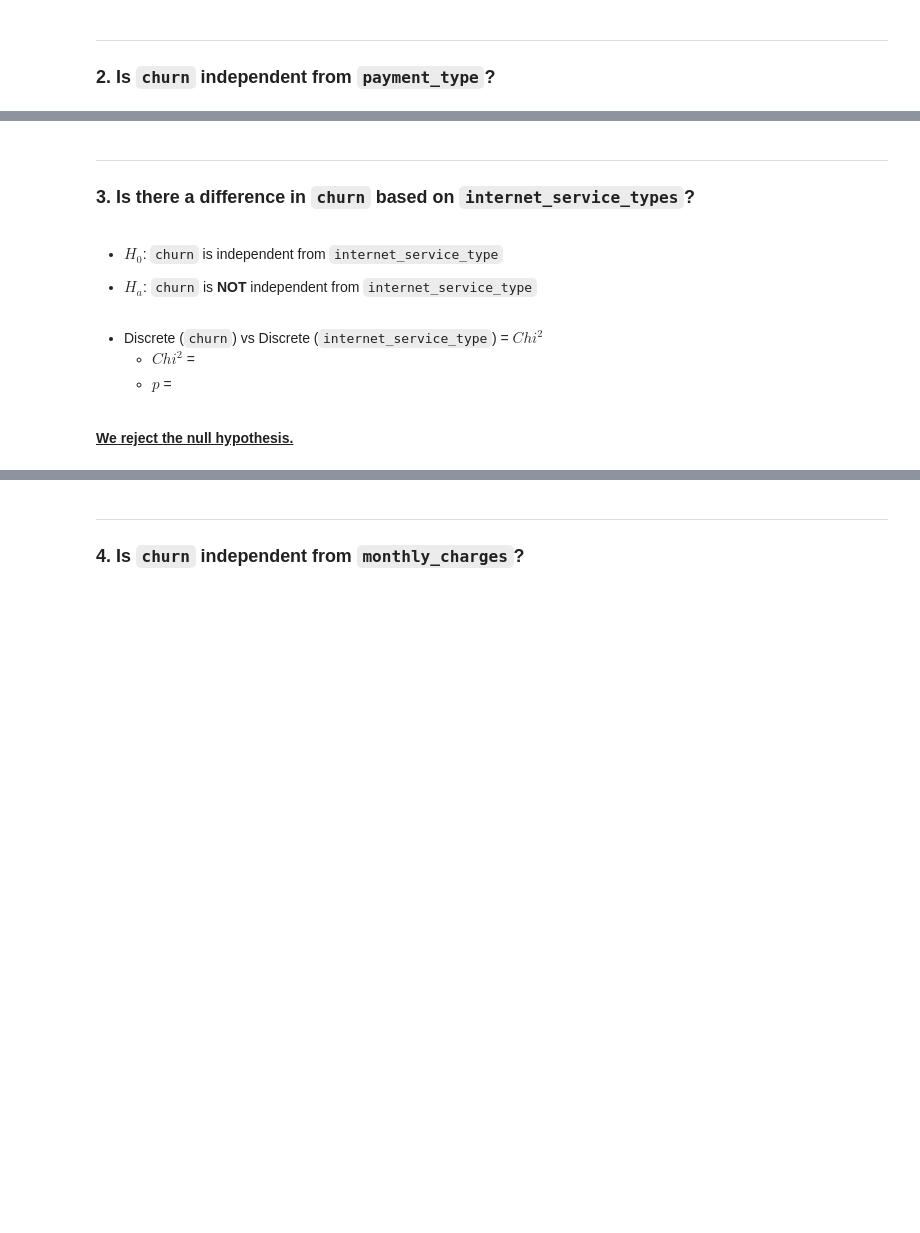
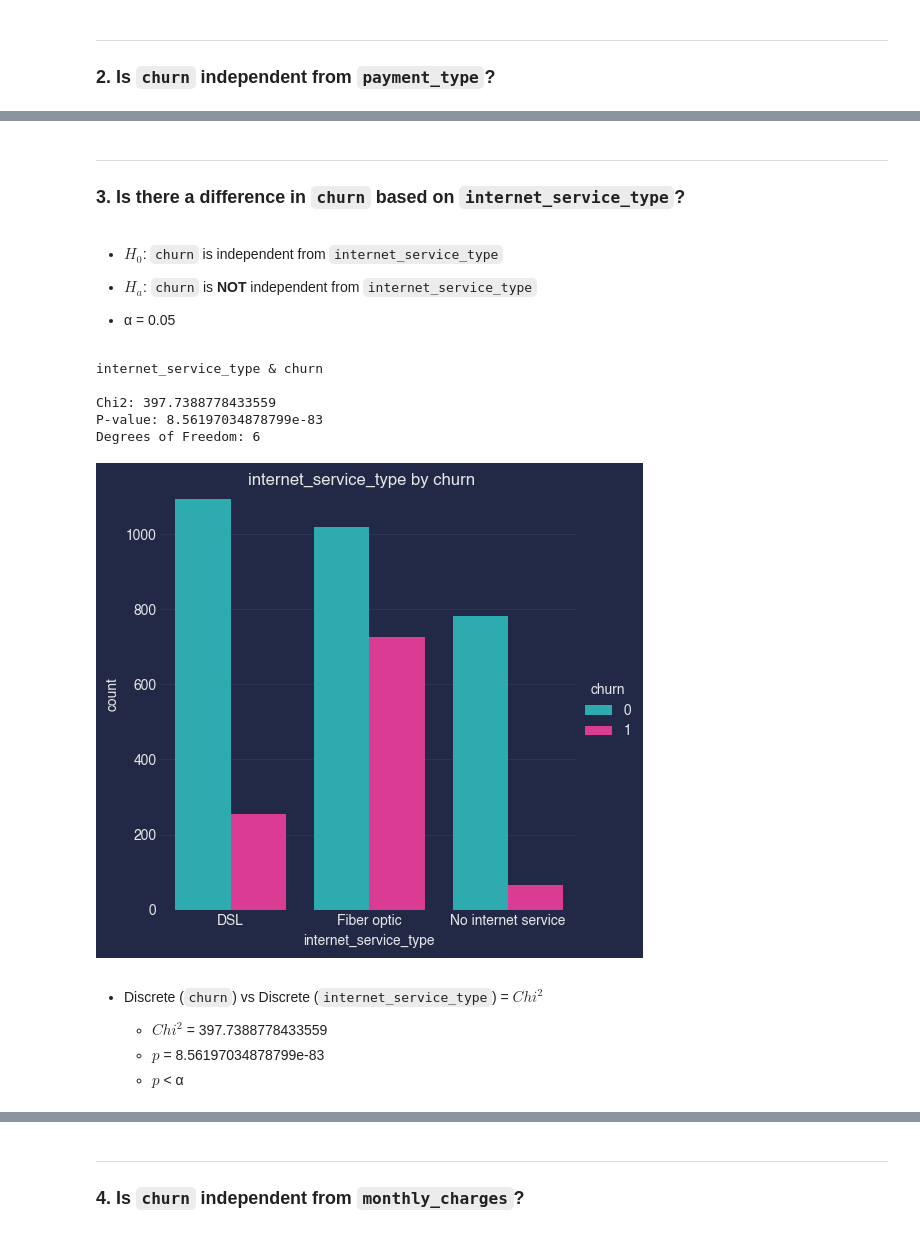
Before and after one commit to Zacharia-Schmitz/Telco_Project, a Jupyter notebook: telco_final.ipynb, the cells around one changed output, grey strips where cells are left out. Drawn from its saved outputs; the diff is of its cells as text; code cells hidden in the pictures; blank space fills up the shorter version.

```diff
--- a/telco_final.ipynb
+++ b/telco_final.ipynb
@@ -139,8 +156,10 @@ plt.style.use('https://github.com/dhaitz/matplotlib-stylesheets/raw/master/pitay
 # %% [markdown]
 ---
 
-### **3. Is there a difference in `churn` based on `internet_service_types`?**
+### **3. Is there a difference in `churn` based on `internet_service_type`?**
 # %% [markdown]
 * $H_0$: `churn` is independent from `internet_service_type`
 
 * $H_a$: `churn` is **NOT** independent from `internet_service_type`
+
+* α = 0.05
@@ -149,8 +166,17 @@ plt.style.use('https://github.com/dhaitz/matplotlib-stylesheets/raw/master/pitay
+# %%
+# Use explore_categorical using train data to run Chi2 and plot
+e.explore_categorical(train, 'churn', 'internet_service_type')
+# %% [output]
+internet_service_type & churn
+
+Chi2: 397.7388778433559
+P-value: 8.56197034878799e-83
+Degrees of Freedom: 6
+[figure, added]
 # %% [markdown]
 * Discrete (`churn`) vs Discrete (`internet_service_type`) = $Chi^2$
-    - $Chi^2$ =
-    - $p$ =
-<br>
 
-<u><b>We reject the null hypothesis.</b></u>
+    - $Chi^2$ = 397.7388778433559
+    - $p$ = 8.56197034878799e-83
+    - $p$  <  α
 # %% [markdown]
```
Also changed, not shown: parts of 92 cells of this notebook.
